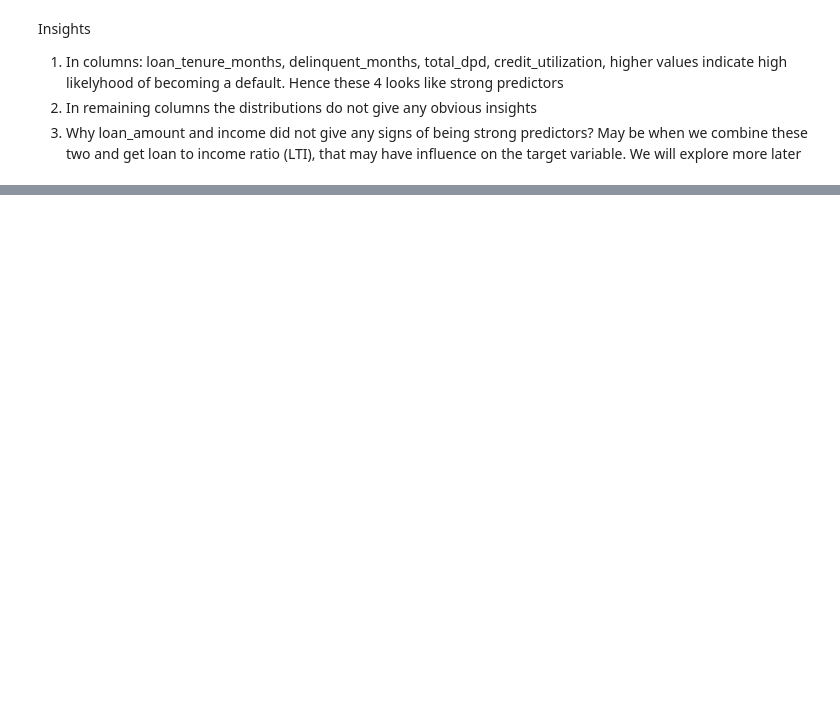
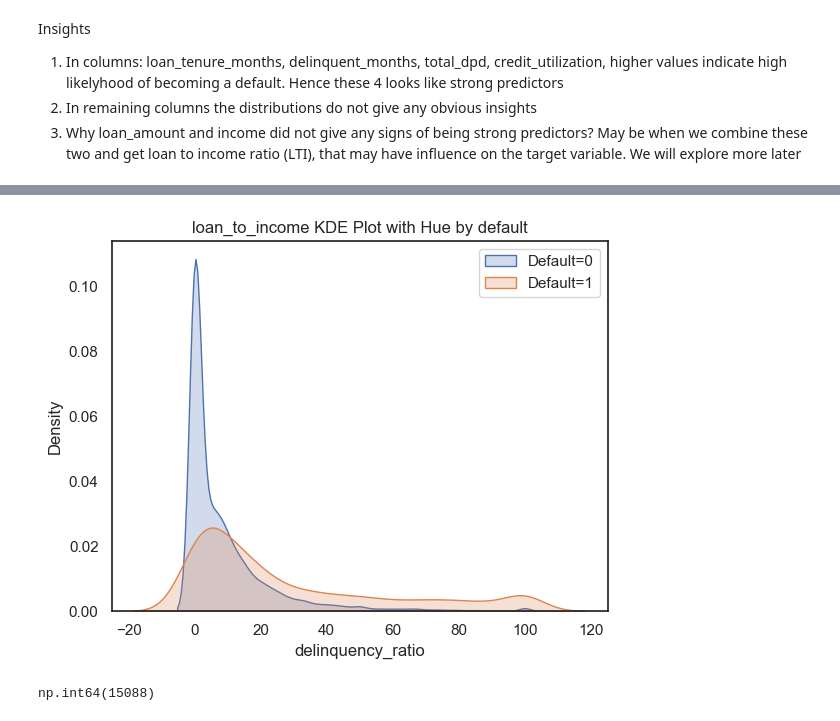
Before and after one commit to trijesh61/ML-Credit-Risk-Modelling, a Jupyter notebook: credit_risk_model.ipynb, the cells around one changed output, grey strips where cells are left out. Cells and saved outputs as stored; diff of their text form; code cells hidden in the pictures; blank space fills up the shorter version.

```diff
--- a/credit_risk_model.ipynb
+++ b/credit_risk_model.ipynb
@@ -344,0 +398,18 @@ that may have influence on the target variable. We will explore more later
+# %%
+df_train_1["delinquency_ratio"]=(df_train_1["delinquent_months"]*100 /df_train_1["total_loan_months"]).round(1)
+df_test["delinquency_ratio"]=(df_test["delinquent_months"]*100 /df_test["total_loan_months"]).round(1)
+# %%
+sns.kdeplot(df_train_1[df_train_1.default==0].delinquency_ratio,fill=True, label="Default=0")
+sns.kdeplot(df_train_1[df_train_1.default==1].delinquency_ratio,fill=True, label="Default=1")
+plt.title("loan_to_income KDE Plot with Hue by default")
+plt.legend()
+plt.show()
+# %% [output]
+[figure, added]
+# %%
+df_train_1['avg_dpd_per_delinquency'] = (df_train_1['total_dpd'] / df_train_1['delinquent_months']).round(1)
+df_test['avg_dpd_per_delinquency'] = (df_test['total_dpd'] / df_test['delinquent_months']).round(1)
+
+df_train_1['avg_dpd_per_delinquency'].isna().sum()
+# %% [output]
+np.int64(15088)
```
Also changed, not shown: parts of 48 cells of this notebook.
